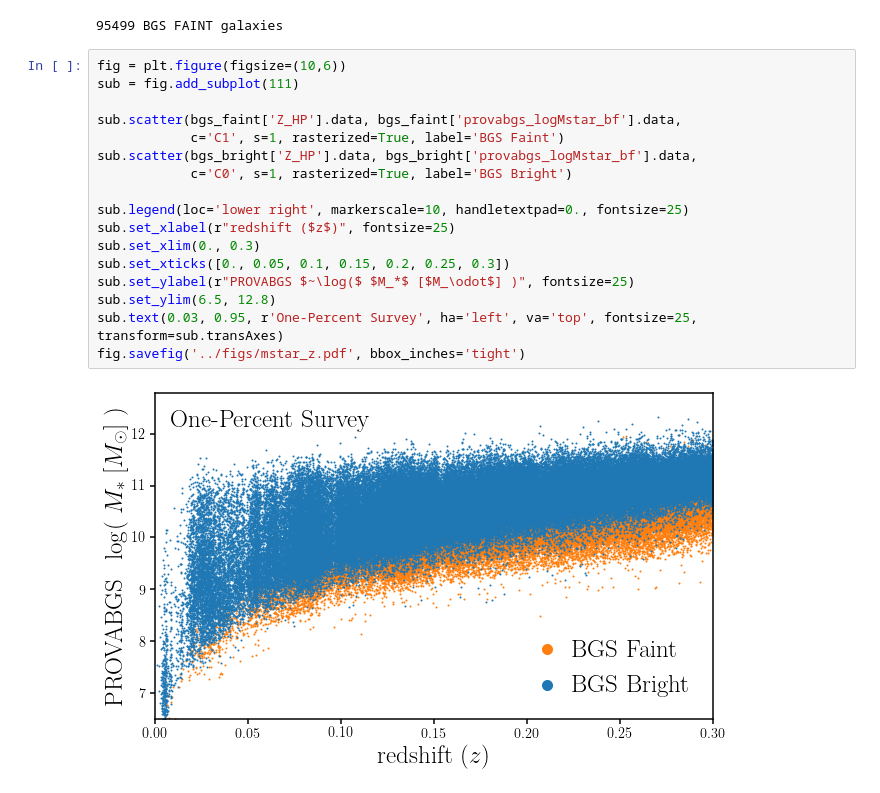
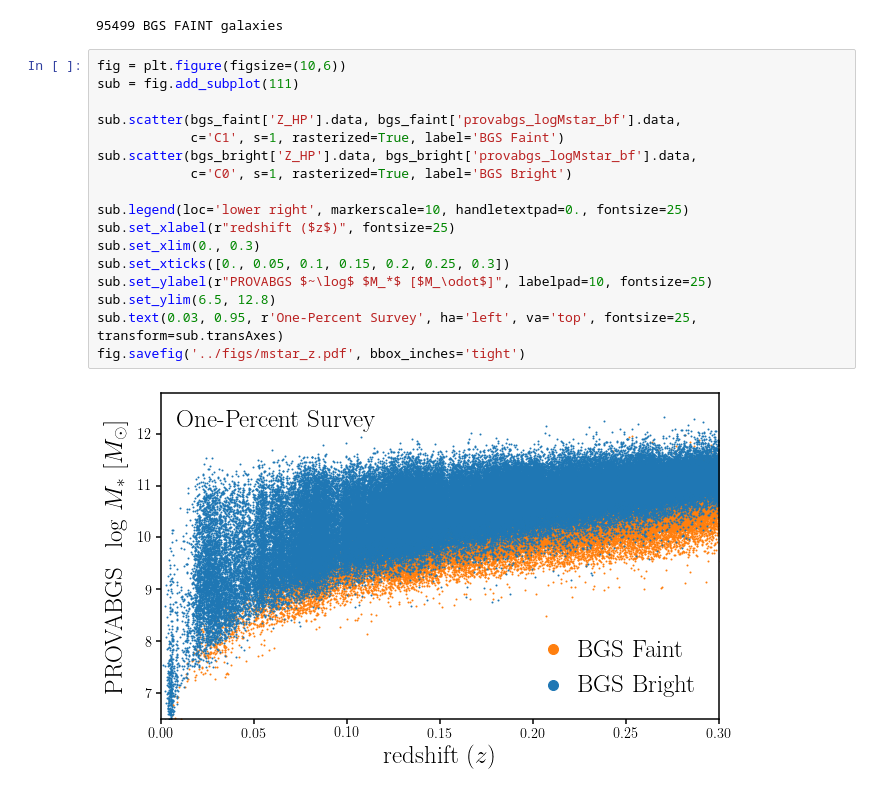
Before and after one commit to changhoonhahn/gapos, a Jupyter notebook: papers/edr/nb/mstar_z.ipynb, the cells around one changed output. Drawn from its saved outputs; the diff is of its cells as text.

```diff
--- a/papers/edr/nb/mstar_z.ipynb
+++ b/papers/edr/nb/mstar_z.ipynb
@@ -50,19 +50,19 @@ print('%i BGS FAINT galaxies' % len(bgs_faint))
 # %%
 fig = plt.figure(figsize=(10,6))
 sub = fig.add_subplot(111)
 
 sub.scatter(bgs_faint['Z_HP'].data, bgs_faint['provabgs_logMstar_bf'].data,
             c='C1', s=1, rasterized=True, label='BGS Faint')
 sub.scatter(bgs_bright['Z_HP'].data, bgs_bright['provabgs_logMstar_bf'].data,
             c='C0', s=1, rasterized=True, label='BGS Bright')
 
 sub.legend(loc='lower right', markerscale=10, handletextpad=0., fontsize=25)
 sub.set_xlabel(r"redshift ($z$)", fontsize=25)
 sub.set_xlim(0., 0.3)
 sub.set_xticks([0., 0.05, 0.1, 0.15, 0.2, 0.25, 0.3])
-sub.set_ylabel(r"PROVABGS $~\log($ $M_*$ [$M_\odot$] )", fontsize=25)
+sub.set_ylabel(r"PROVABGS $~\log$ $M_*$ [$M_\odot$]", labelpad=10, fontsize=25)
 sub.set_ylim(6.5, 12.8)
 sub.text(0.03, 0.95, r'One-Percent Survey', ha='left', va='top', fontsize=25, transform=sub.transAxes)
 fig.savefig('../figs/mstar_z.pdf', bbox_inches='tight')
 # %% [output]
-[figure, old version]
+[figure, new version]
```
Also changed, not shown: 4 other files.
